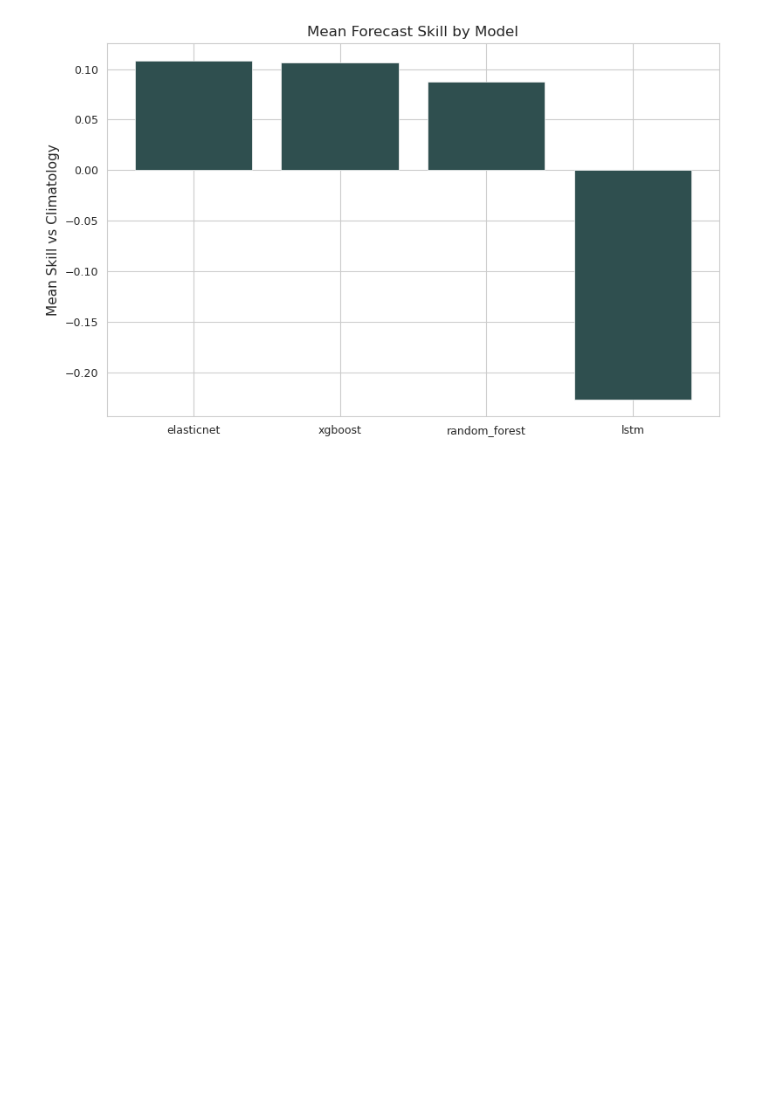
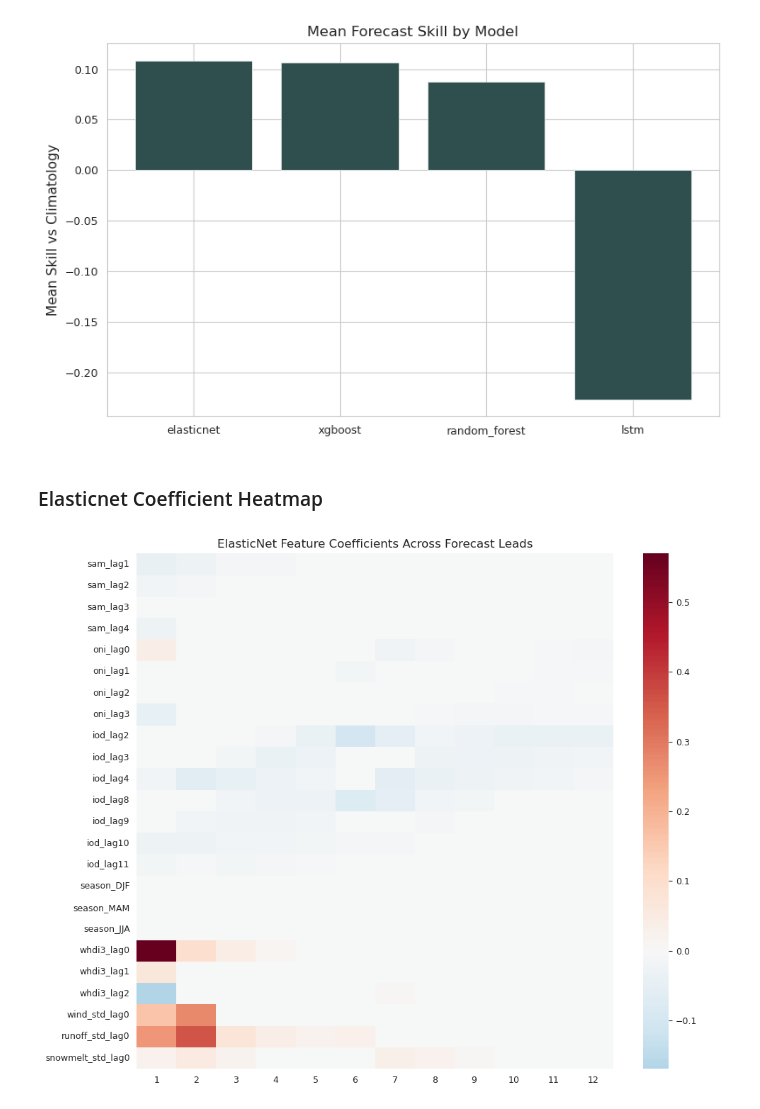
Before and after one commit to sgosmyt2/patagonia-energy-drought, a Jupyter notebook: notebooks/synthesis_visualisation.ipynb, the cells around one changed output. Cells and saved outputs as stored; diff of their text form; code cells hidden in the pictures; blank space fills up the shorter version.

Commit message:
feature heatmap elasticnet

```diff
--- a/notebooks/synthesis_visualisation.ipynb
+++ b/notebooks/synthesis_visualisation.ipynb
@@ -1436,3 +1436,18 @@ plt.tight_layout()
 plt.show()
 # %% [output]
 [figure]
+# %% [markdown]
+### Elasticnet Coefficient Heatmap
+# %%
+df_elasticnet_coef = pd.DataFrame(coef_series)
+
+fig, ax = plt.subplots(figsize=(10, 8))
+
+sns.heatmap(df_elasticnet_coef, cmap="RdBu_r", center=0, ax=ax)
+
+ax.set_title("ElasticNet Feature Coefficients Across Forecast Leads")
+
+plt.tight_layout()
+plt.show()
+# %% [output]
+[figure, added]
```
